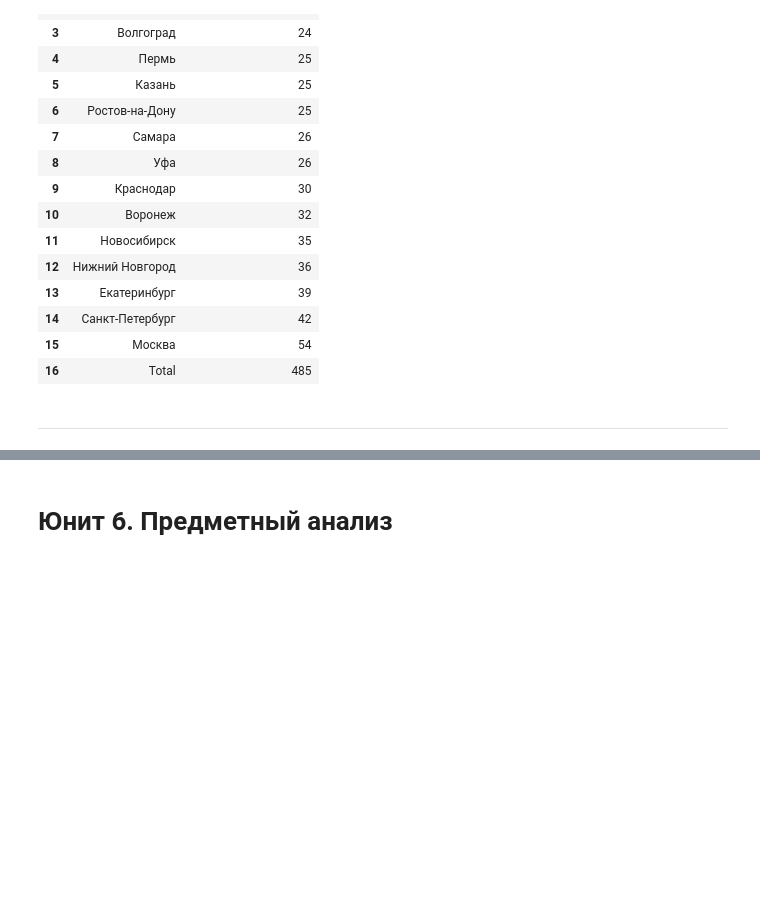
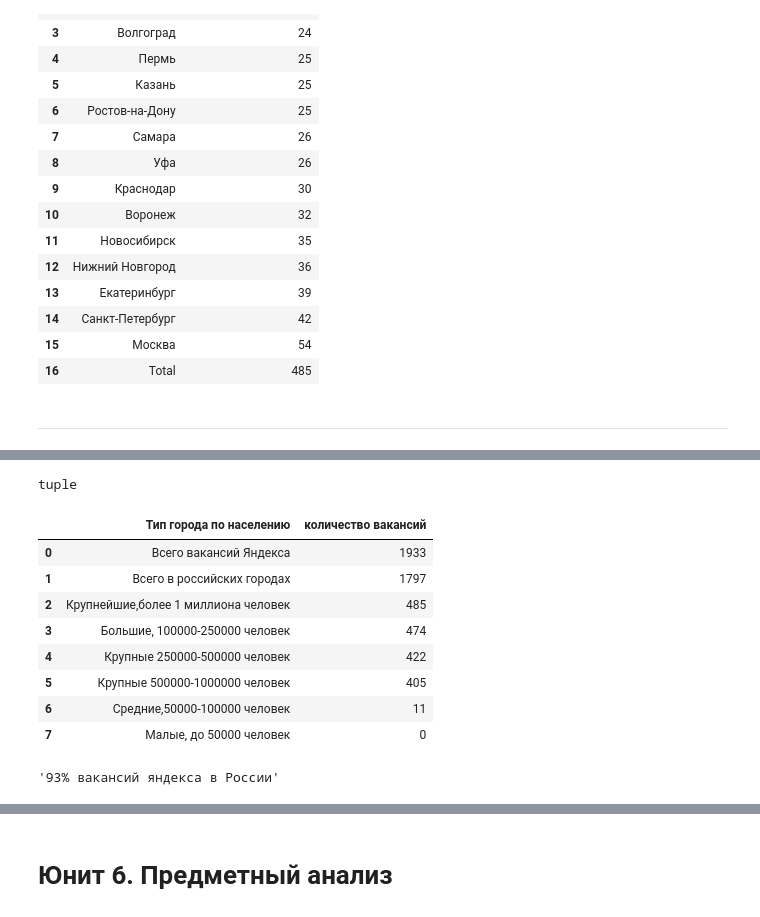
Before and after one commit to AntonYurkovskiy/Project_2_SQL_hh_analiysis, a Jupyter notebook: Project_2_Ноутбук_шаблон.ipynb, the cells around one changed output, grey strips where cells are left out. Saved outputs shown, nothing was run; the diff lists cells and outputs as text; code cells hidden in the pictures; blank space fills up the shorter version.

```diff
--- a/Project_2_Ноутбук_шаблон.ipynb
+++ b/Project_2_Ноутбук_шаблон.ipynb
@@ -423,8 +781,14 @@ display(f'Количество работодателей у которых в
 Если возникнут трудности с этим задание посмотрите материалы модуля  PYTHON-17. Как получать данные из веб-источников и API.
 # %%
 # код для получения списка городов-милионников
-tables = pd.read_html('https://ru.wikipedia.org/wiki/%D0%93%D0%BE%D1%80%D0%BE%D0%B4%D0%B0-%D0%BC%D0%B8%D0%BB%D0%BB%D0%B8%D0%BE%D0%BD%D0%B5%D1%80%D1%8B_%D0%A0%D0%BE%D1%81%D1%81%D0%B8%D0%B8')
 
+# вставляем оригинальную ссылку из Википедии
+path_common = req.urlparse('https://ru.wikipedia.org/wiki/Города-миллионеры_России')
+# приводим в читабельный вид
+url = path_common.scheme + '://' + req.quote(path_common.netloc) +  req.quote(path_common.path) + '#'+ req.quote(path_common.fragment)
+# получаем списао таблиц на страницу
+tables = pd.read_html(url)
+# сохраняем в кортеж с названиями стран в переменную
 million_cities = tuple(tables[1]['Город'])
 # %%
 # текст запроса
@@ -481,0 +863,5 @@ display(df_5_7)
+# %%
+all_rus_cities = million_cities+large_cities_500_1000+large_cities_250_500+big_cities+middle_cities+small_cities
+display(type(all_rus_cities))
+# %% [output]
+tuple
@@ -481,0 +972,17 @@ display(df_5_7)
+# %%
+df_5_7_1 = pd.read_sql_query(query_5_7_1, connection)
+display(df_5_7_1)
+# %% [output]
+|  | Тип города по населению | количество вакансий |
+| 0 | Всего вакансий Яндекса | 1933 |
+| 1 | Всего в российских городах | 1797 |
+| 2 | Крупнейшие,более 1 миллиона человек | 485 |
+| 3 | Большие, 100000-250000 человек | 474 |
+| 4 | Крупные 250000-500000 человек | 422 |
+| 5 | Крупные 500000-1000000 человек | 405 |
+| 6 | Средние,50000-100000 человек | 11 |
+| 7 | Малые, до 50000 человек | 0 |
+# %%
+display(f'{round(df_5_7_1.iloc[1,1]/total_yandex_vacancies*100)}% вакансий яндекса в России')
+# %% [output]
+'93% вакансий яндекса в России'
```
Also changed, not shown: parts of 62 cells of this notebook.
